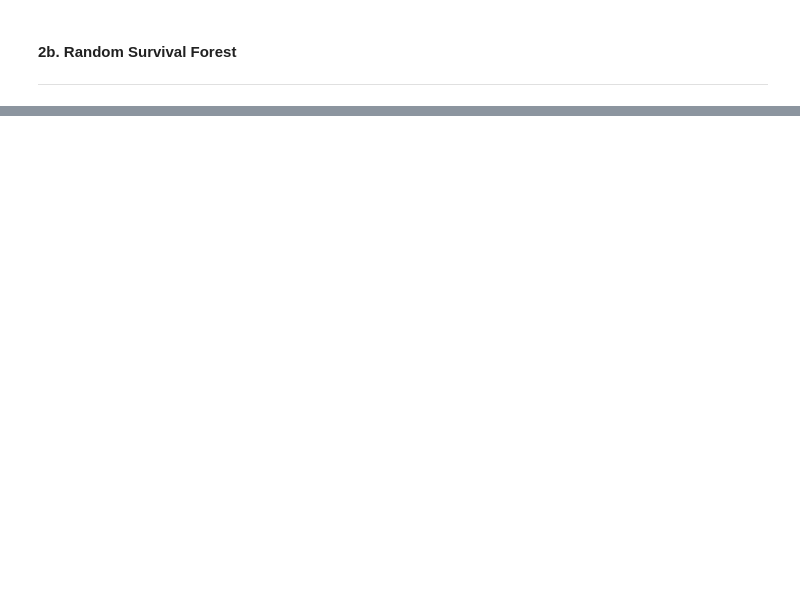
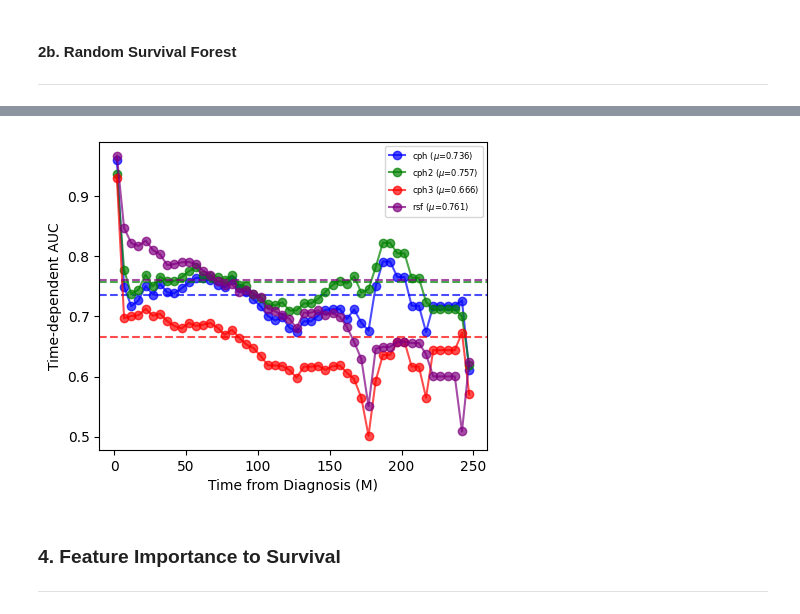
Before and after one commit to shankara-a/amyloidosis_bmc_2023, a Jupyter notebook: 04b_survival_prediction.ipynb, the cells around one changed output, grey strips where cells are left out. Drawn from its saved outputs; the diff is of its cells as text; code cells hidden in the pictures; blank space fills up the shorter version.

```diff
--- a/04b_survival_prediction.ipynb
+++ b/04b_survival_prediction.ipynb
@@ -33,3 +32,4 @@ Xi_mice = pd.read_csv("data/imputed/mice_qvars_05.tsv", sep="\t").rename(columns
 # %%
 # Clusters from consensus cluster plus
 ccp_cluster_df = pd.read_csv(os.path.join(PROCESSED_DIR,"AL_with_ccp_03.tsv"), sep="\t", index_col=0)[["cluster","itemConsensus"]].dropna()
+ccp_cluster_df["cluster"] = ccp_cluster_df["cluster"].astype(int).astype(str)
@@ -178,7 +136,11 @@ C-statistic (Test):  0.6436389205935105
 #### 2b. Random Survival Forest
 ---
 # %%
+cluster_vars = []
+
 for x in X_train.columns:
     if "BU" in x or "cluster" in x:
-        print(x)
+        cluster_vars.append(x)
+
+cluster_vars
 # %% [output]
@@ -190,14 +152,8 @@ BU Stage (Computed)=stage IIIb
 # %%
 # Initial RSF model, no hyperparameter search
-rsf = RandomSurvivalForest(
+models["rsf"] = RandomSurvivalForest(
     n_estimators=10, min_samples_split=10, min_samples_leaf=15, n_jobs=-1, random_state=RANDOM_STATE
 )
 
 # Fit Model
-rsf.fit(X_train, y_train)
-
-# Predictions on Test Set
-# Compute cumulative dynamic AUC
-x_times = range(2,250,5)
-rsf_risk_scores = rsf.predict(X_test)
-rsf_auc, rsf_mean_auc = cumulative_dynamic_auc(y_train, y_test, rsf_risk_scores, x_times)
+models["rsf"].fit(X_train.drop(columns=cluster_vars), y_train)
@@ -224,0 +166,10 @@ pd.DataFrame(
+# %%
+for key, _ in models.items():
+    # Predictions on Test Set
+    print("Resutls for: model {}".format(key))
+    print("  * C-statistic (Train): ", models[key].score(X_train.loc[:,models[key].feature_names_in_], y_train))
+    print("  * C-statistic (Test): ", models[key].score(X_test.loc[:,models[key].feature_names_in_], y_test))
+
+    # Predictions
+    risk_scores[key] = models[key].predict(X_test.loc[:,models[key].feature_names_in_])
+    aucs[key], mean_aucs[key] = cumulative_dynamic_auc(y_train, y_test, risk_scores[key], x_times)
@@ -224,0 +189,20 @@ pd.DataFrame(
+# %%
+fig, ax = plt.subplots(figsize=(5,4))
+
+colors = ["b","g","r","purple"]
+
+for idx,(key, _) in enumerate(models.items()):
+    ax.plot(x_times, aucs[key], marker="o", c=colors[idx], label="{} ($\mu$={:.3})".format(key, mean_aucs[key]), alpha=0.7)
+    ax.axhline(mean_aucs[key], linestyle="--", c=colors[idx], alpha=0.7)
+
+ax.set_xlabel("Time from Diagnosis (M)")
+ax.set_ylabel("Time-dependent AUC")
+#ax.grid(True)
+ax.legend(fontsize=6)
+
+plt.savefig("figures/test_timedep_auc_plot.pdf", dpi=200, bbox_inches="tight")
+# %% [output]
+[figure, added]
+# %% [markdown]
+### 4. Feature Importance to Survival
+---
```
Also changed, not shown: parts of 33 cells of this notebook, 4 other files.
